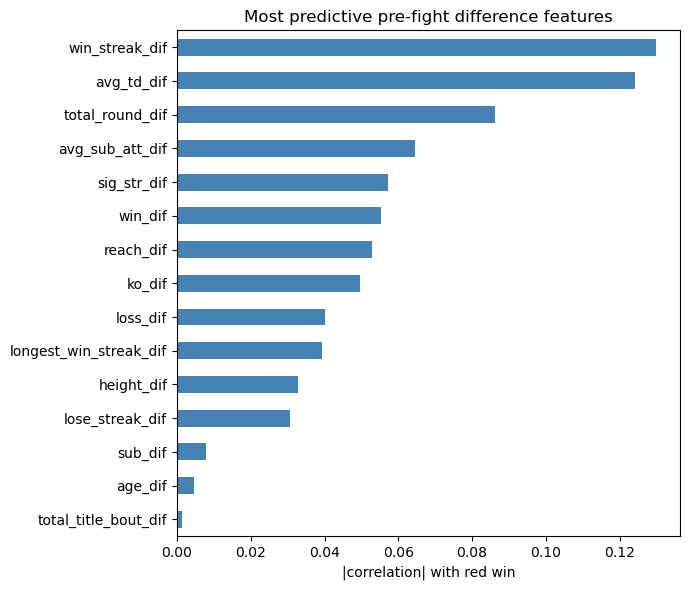
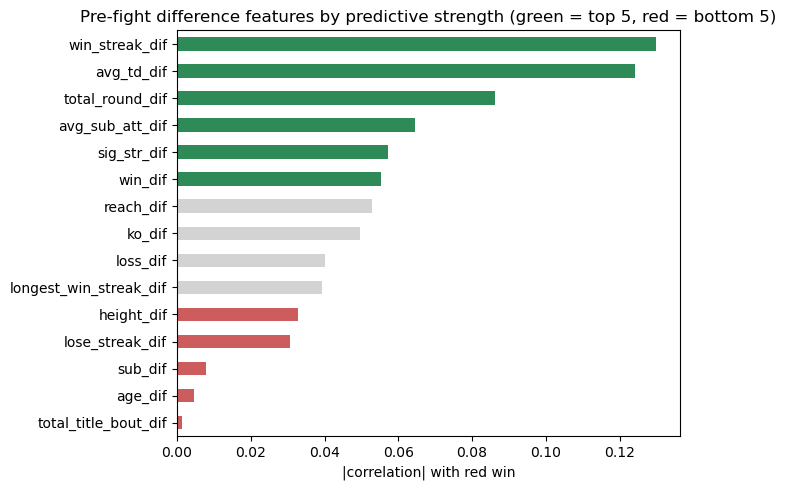
Code edit (unified diff) that turned the first committed figure into the second:
--- before
+++ after
@@ -1,9 +1,12 @@
-# Feature importance: |corr| of each difference feature with the winner
+# Feature importance: |corr| of each difference feature with the winner (most vs least predictive)
 red = (winner == 'Red').astype(int)
 dif = [c for c in df.columns if c.endswith('_dif')]
 imp = df[dif].apply(lambda col: col.corr(red)).abs().sort_values()
-fig, ax = plt.subplots(figsize=(7, 6))
-imp.tail(15).plot.barh(ax=ax, color='steelblue')
-ax.set_xlabel('|correlation| with red win'); ax.set_title('Most predictive pre-fight difference features')
+colors = ['seagreen' if v >= imp.iloc[-6] else ('indianred' if v <= imp.iloc[4] else 'lightgrey') for v in imp]
+fig, ax = plt.subplots(figsize=(7, max(5, 0.32*len(imp))))
+imp.plot.barh(ax=ax, color=colors)
+ax.set_xlabel('|correlation| with red win')
+ax.set_title('Pre-fight difference features by predictive strength (green = top 5, red = bottom 5)')
 plt.tight_layout(); save_fig('feature_importance'); plt.show()
-print('top:', imp.tail(3).index.tolist(), '| weakest:', imp.head(3).index.tolist())
+print('most predictive:', imp.tail(5).index.tolist())
+print('least predictive:', imp.head(5).index.tolist())

Commit: accuracy-vs-weight scatter (corr +0.31, no real trend), feature-importance most/least bar, tighten weight-class analysis